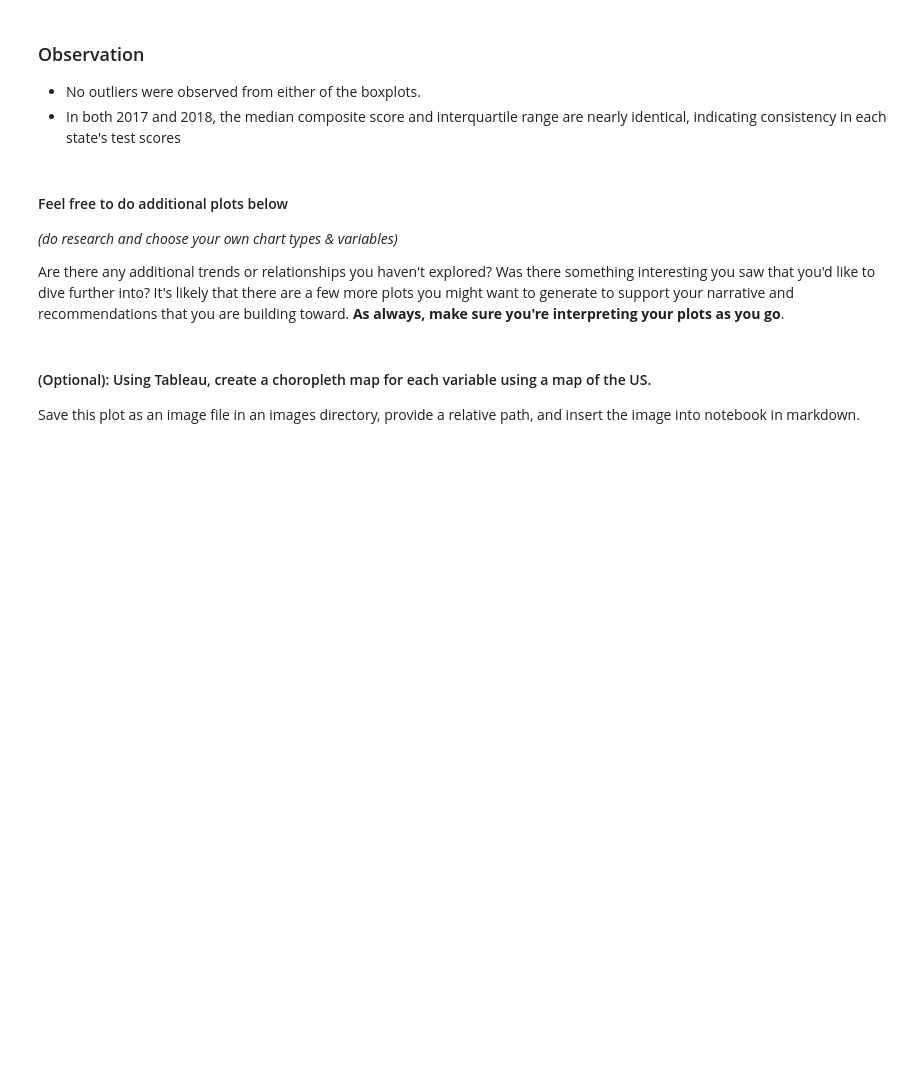
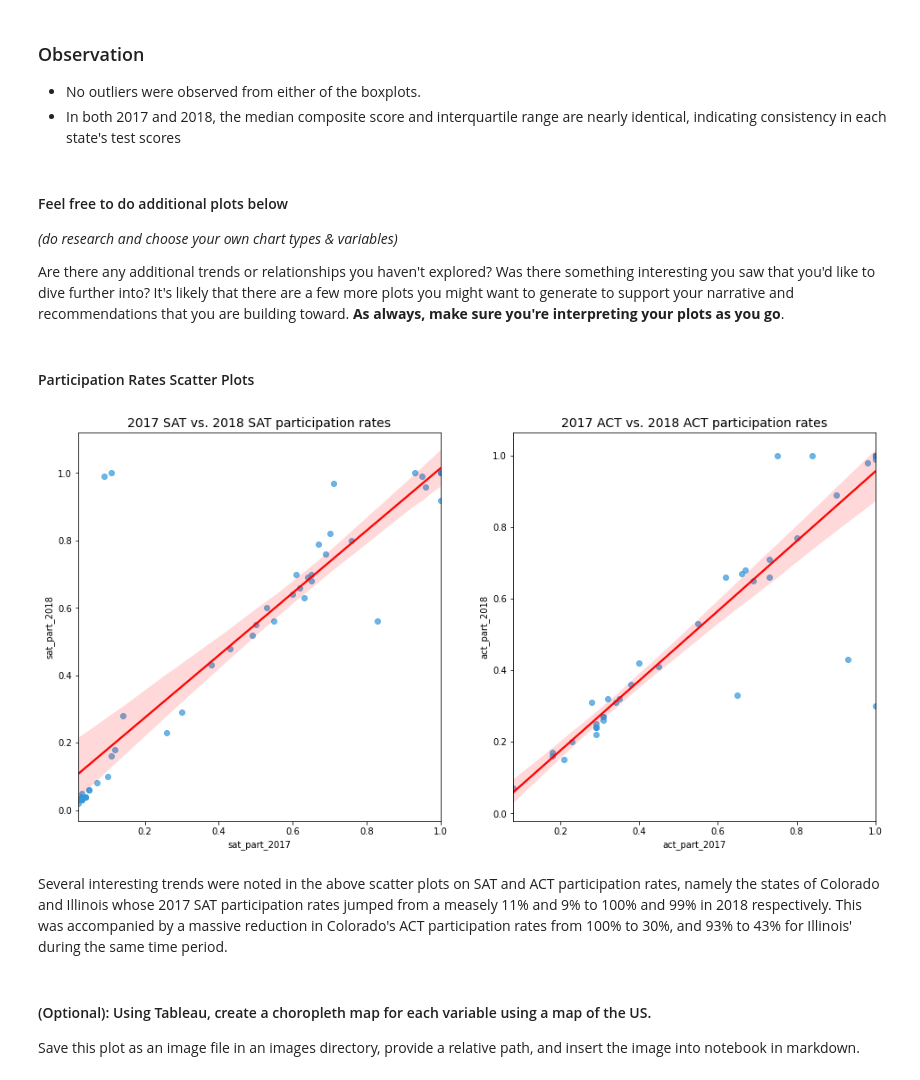
Before and after one commit to geh-si-rong/general-assembly-projects, a Jupyter notebook: project 1/code/SAT_ACT_Analysis.ipynb, the cells around one changed output. Cells and saved outputs as stored; diff of their text form; code cells hidden in the pictures; blank space fills up the shorter version.

```diff
--- a/project 1/code/SAT_ACT_Analysis.ipynb
+++ b/project 1/code/SAT_ACT_Analysis.ipynb
@@ -1196,6 +1196,17 @@ plt.show()
 *(do research and choose your own chart types & variables)*
 
 Are there any additional trends or relationships you haven't explored? Was there something interesting you saw that you'd like to dive further into? It's likely that there are a few more plots you might want to generate to support your narrative and recommendations that you are building toward. **As always, make sure you're interpreting your plots as you go**.
+# %% [markdown]
+#### Participation Rates Scatter Plots
+# %%
+part_rates = [["sat_part_2017", "sat_part_2018"], ["act_part_2017", "act_part_2018"]]
+part_titles = ['2017 SAT vs. 2018 SAT participation rates', '2017 ACT vs. 2018 ACT participation rates']
+
+subplot_scatter(combined_final, part_rates, part_titles, figsize=(16,8))
+# %% [output]
+[figure, added]
+# %% [markdown]
+Several interesting trends were noted in the above scatter plots on SAT and ACT participation rates, namely the states of Colorado and Illinois whose 2017 SAT participation rates jumped from a measely 11% and 9% to 100% and 99% in 2018 respectively. This was accompanied by a massive reduction in Colorado's ACT participation rates from 100% to 30%, and 93% to 43% for Illinois' during the same time period.
 # %% [markdown]
 #### (Optional): Using Tableau, create a choropleth map for each variable using a map of the US.
 
```
Also changed, not shown: parts of 1 cell of this notebook, 1 other file.
